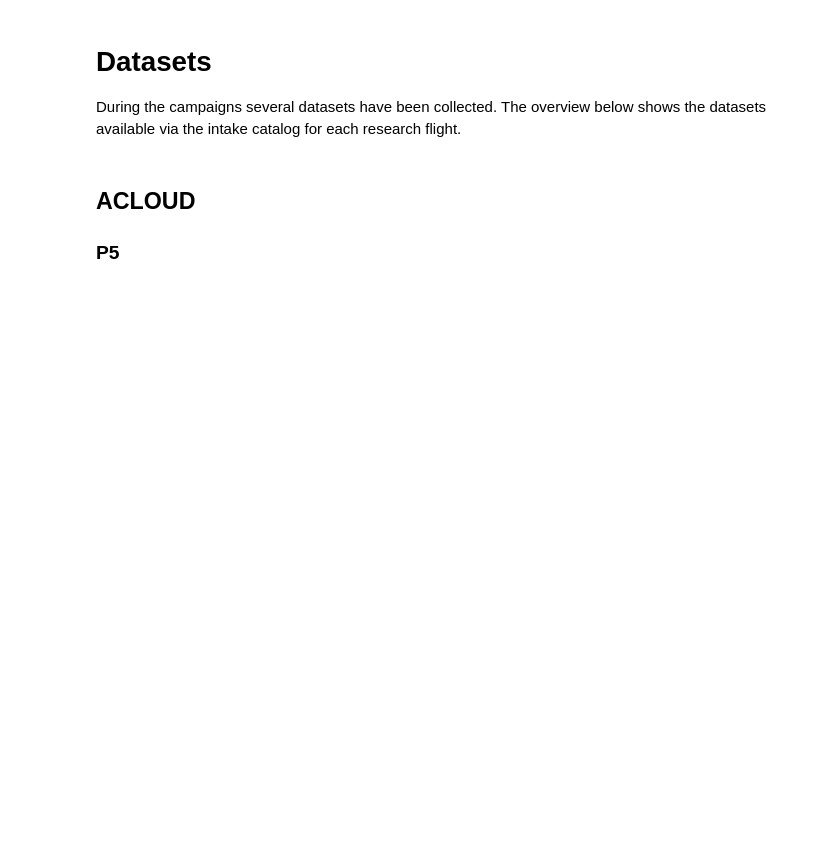
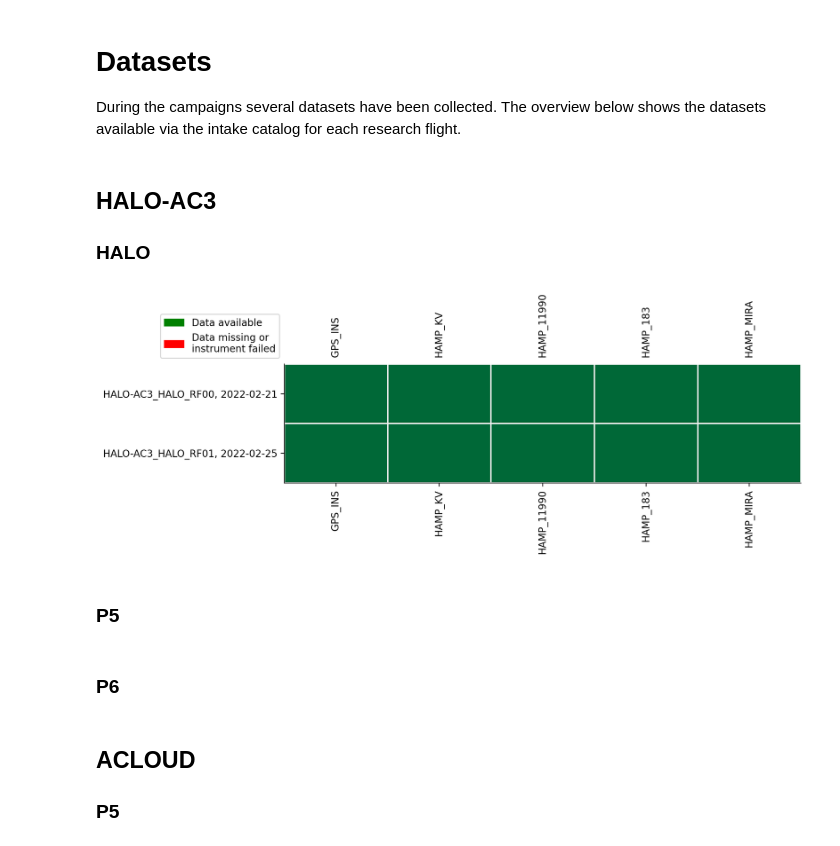
Before and after one commit to igmk/how_to_ac3airborne, a Jupyter notebook: how_to_ac3airborne/datasets.ipynb, the cells around one changed output. Saved outputs shown, nothing was run; the diff lists cells and outputs as text; code cells hidden in the pictures; blank space fills up the shorter version.

```diff
--- a/how_to_ac3airborne/datasets.ipynb
+++ b/how_to_ac3airborne/datasets.ipynb
@@ -65,3 +65,12 @@ def data_availability(mission, platform):
               bbox_to_anchor=(0, 1.01), loc='lower right')
 
     plt.show()
+# %% [markdown]
+## HALO-AC3
+### HALO
+# %%
+data_availability(mission='HALO-AC3', platform='HALO')
+# %% [output]
+[figure, added]
+# %% [markdown]
+### P5
@@ -67,0 +79,2 @@ def data_availability(mission, platform):
+# %% [markdown]
+### P6
```
Also changed, not shown: parts of 7 cells of this notebook.
